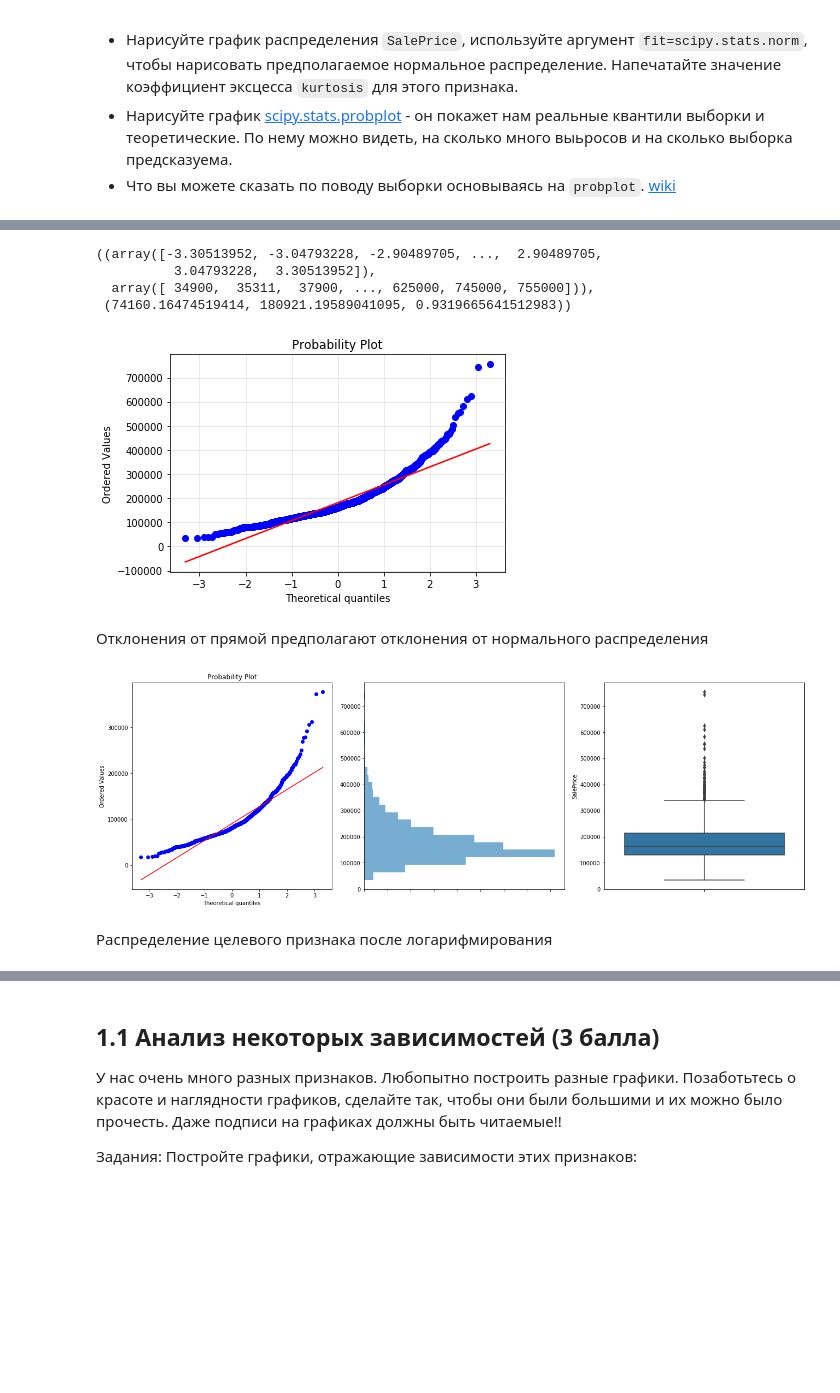
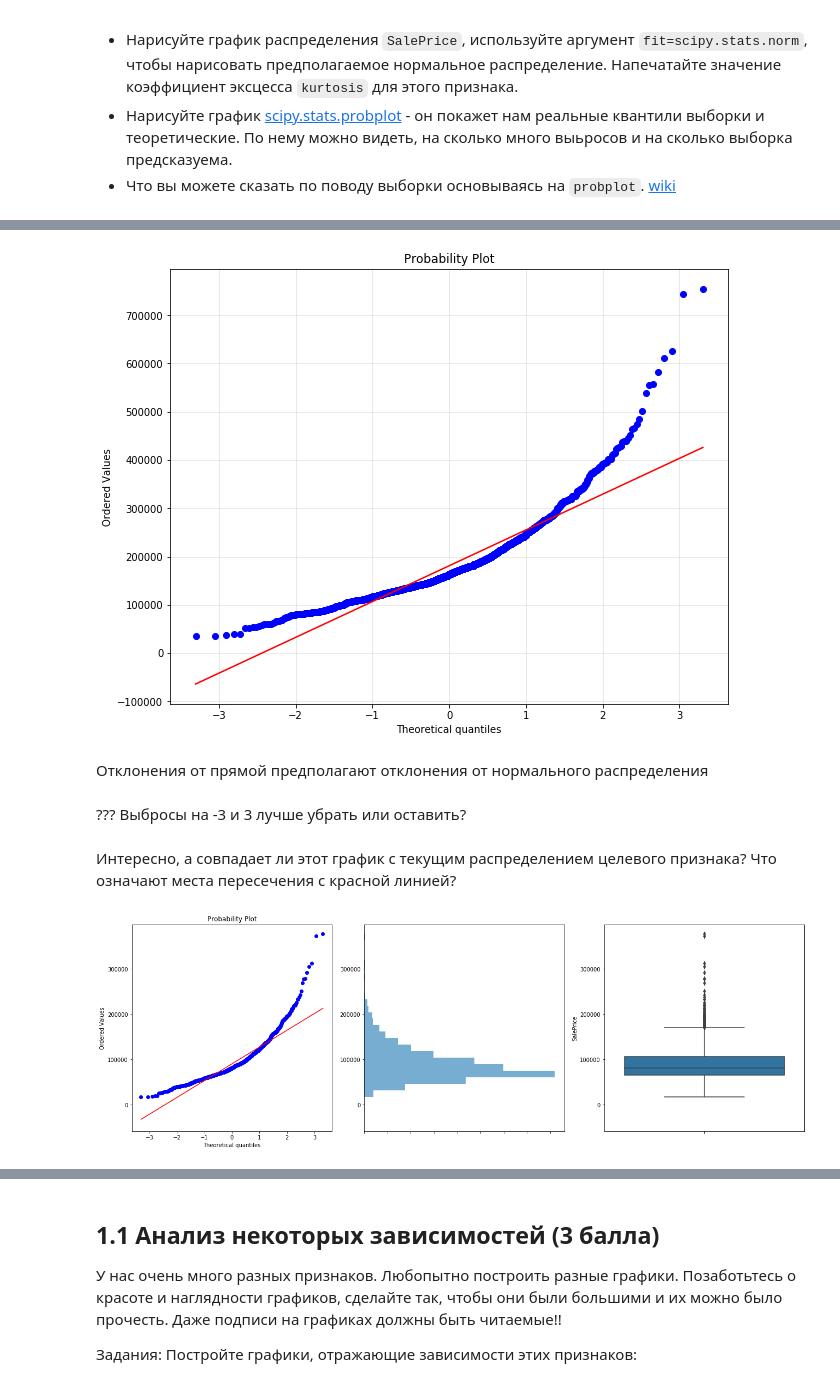
Before and after one commit to D7nis/Course-ML-Classic, a Jupyter notebook: Practice/4. Линейная регрессия/04-linear-regression_DDA.ipynb, the cells around one changed output, grey strips where cells are left out. Cells and saved outputs as stored; diff of their text form; code cells hidden in the pictures; blank space fills up the shorter version.

```diff
--- a/Practice/4. Линейная регрессия/04-linear-regression_DDA.ipynb
+++ b/Practice/4. Линейная регрессия/04-linear-regression_DDA.ipynb
@@ -238,15 +216,17 @@ plt.show()
 # %%
+fsize = (10, 8)
+fig, ax = plt.subplots(figsize=fsize)
 plt.grid(alpha=0.35)
 plt.yticks(range(-100000,1000000,100000))
-probplot(df.SalePrice, plot=plt)
+probplot(df.SalePrice, plot=plt);
 # %% [output]
-((array([-3.30513952, -3.04793228, -2.90489705, ...,  2.90489705,
-          3.04793228,  3.30513952]),
-  array([ 34900,  35311,  37900, ..., 625000, 745000, 755000])),
- (74160.16474519414, 180921.19589041095, 0.9319665641512983))
-[figure, old version]
+[figure, new version]
 # %% [markdown]
 Отклонения от прямой предполагают отклонения от нормального распределения
+# %% [markdown]
+??? Выбросы на -3 и 3 лучше убрать или оставить?
+# %% [markdown]
+Интересно, а совпадает ли этот график с текущим распределением целевого признака? Что означают места пересечения с красной линией?
 # %%
 # Create Fig and gridspec
 fig = plt.figure(figsize=(18, 6), constrained_layout=True)
@@ -264,10 +244,11 @@ probplot(df.SalePrice, plot=ax_main)
 sns.boxplot(df.SalePrice, ax=ax_right, orient="v")
 ax_middle.hist(df.SalePrice, bins=25, density=True, alpha=0.6, orientation='horizontal')
 
-#ax_middle.set_yticks(range(-10000,70000,20000))
+ax_main .plot(0, -75000, linewidth=2, markersize=12)
+ax_right.plot(0, -75000, linewidth=2, markersize=12)
+ax_middle.plot(0, -75000, linewidth=2, markersize=12)
+
 
 plt.show()
 # %% [output]
-[figure, old version]
+[figure, new version]
-# %% [markdown]
-Распределение целевого признака после логарифмирования
```
Also changed, not shown: parts of 98 cells of this notebook.
